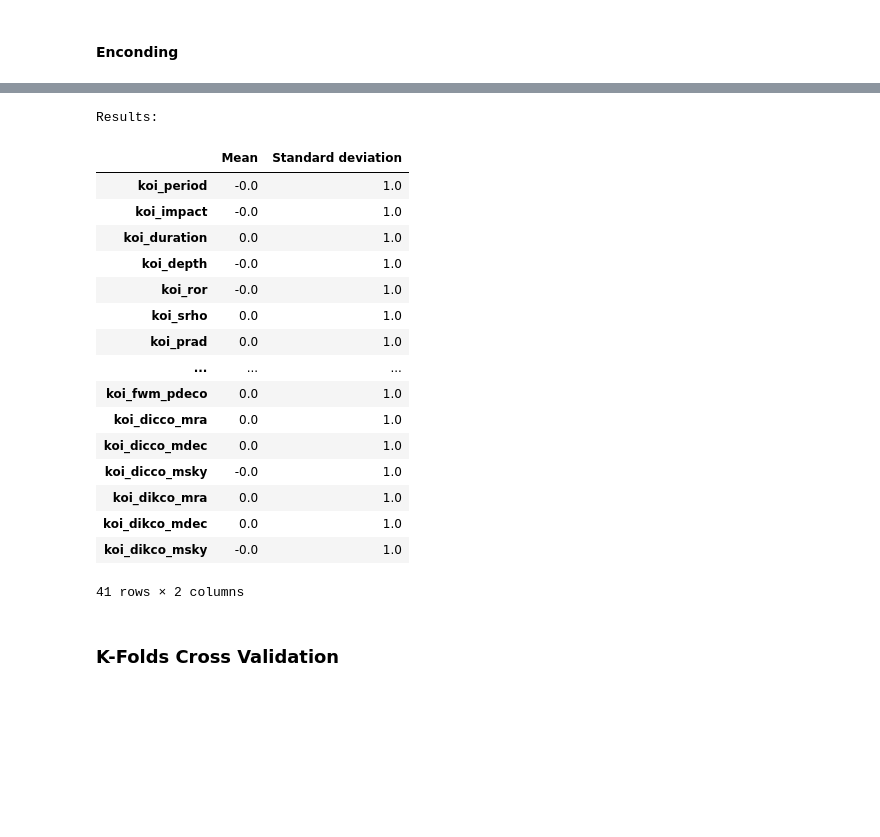
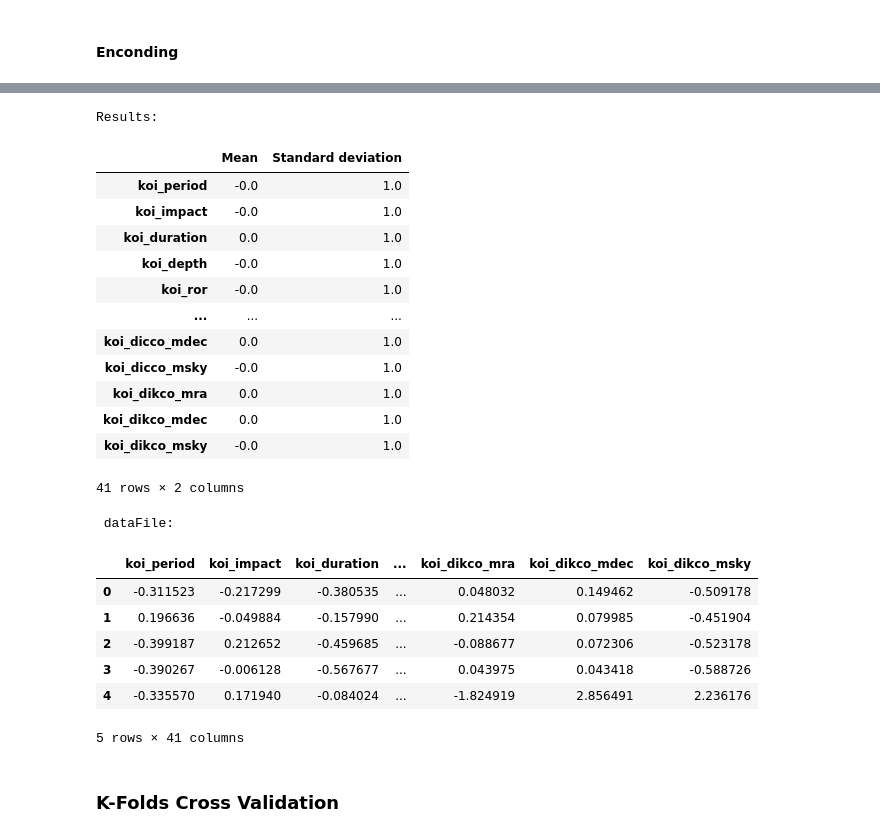
Before and after one commit to mirianfsilva/machine-learning-college-projects, a Jupyter notebook: exoplanet.ipynb, the cells around one changed output, grey strips where cells are left out. Cells and saved outputs as stored; diff of their text form; code cells hidden in the pictures; blank space fills up the shorter version.

```diff
--- a/exoplanet.ipynb
+++ b/exoplanet.ipynb
@@ -142,36 +155,45 @@ display((df[TARGET].value_counts()/len(df)*100).round(2).to_frame(TARGET +" (%)"
 # %%
 # Recreates the list of features
 features = list(df.columns)
 features.remove(TARGET)
 
 #Mean and Standard deviation
 df[features] = df[features] - df[features].mean()
 df[features] = df[features] / df[features].std()
 
 print("Results:")
 df_mean = df[features].mean().round(2).to_frame("Mean")
 df_std = df[features].std().round(2).to_frame("Standard deviation")
-with pd.option_context("max_rows", 15):
+with pd.option_context("max_rows", 10):
     display(df_mean.join(df_std))
+
+df = df.drop(["koi_disposition"], axis=1)
+print("\n dataFile:")
+with pd.option_context("max_columns", 6):
+    display(df.head(5))
 # %% [output]
 Results:
 |  | Mean | Standard deviation |
 | koi_period | -0.0 | 1.0 |
 | koi_impact | -0.0 | 1.0 |
 | koi_duration | 0.0 | 1.0 |
 | koi_depth | -0.0 | 1.0 |
 | koi_ror | -0.0 | 1.0 |
-| koi_srho | 0.0 | 1.0 |
-| koi_prad | 0.0 | 1.0 |
 | ... | ... | ... |
-| koi_fwm_pdeco | 0.0 | 1.0 |
-| koi_dicco_mra | 0.0 | 1.0 |
 | koi_dicco_mdec | 0.0 | 1.0 |
 | koi_dicco_msky | -0.0 | 1.0 |
 | koi_dikco_mra | 0.0 | 1.0 |
 | koi_dikco_mdec | 0.0 | 1.0 |
 | koi_dikco_msky | -0.0 | 1.0 |
 41 rows × 2 columns
+ dataFile:
+|  | koi_period | koi_impact | koi_duration | ... | koi_dikco_mra | koi_dikco_mdec | koi_dikco_msky |
+| 0 | -0.311523 | -0.217299 | -0.380535 | ... | 0.048032 | 0.149462 | -0.509178 |
+| 1 | 0.196636 | -0.049884 | -0.157990 | ... | 0.214354 | 0.079985 | -0.451904 |
+| 2 | -0.399187 | 0.212652 | -0.459685 | ... | -0.088677 | 0.072306 | -0.523178 |
+| 3 | -0.390267 | -0.006128 | -0.567677 | ... | 0.043975 | 0.043418 | -0.588726 |
+| 4 | -0.335570 | 0.171940 | -0.084024 | ... | -1.824919 | 2.856491 | 2.236176 |
+5 rows × 41 columns
 # %% [markdown]
 ### K-Folds Cross Validation
 # %% [markdown]
```
Also changed, not shown: parts of 16 cells of this notebook.
